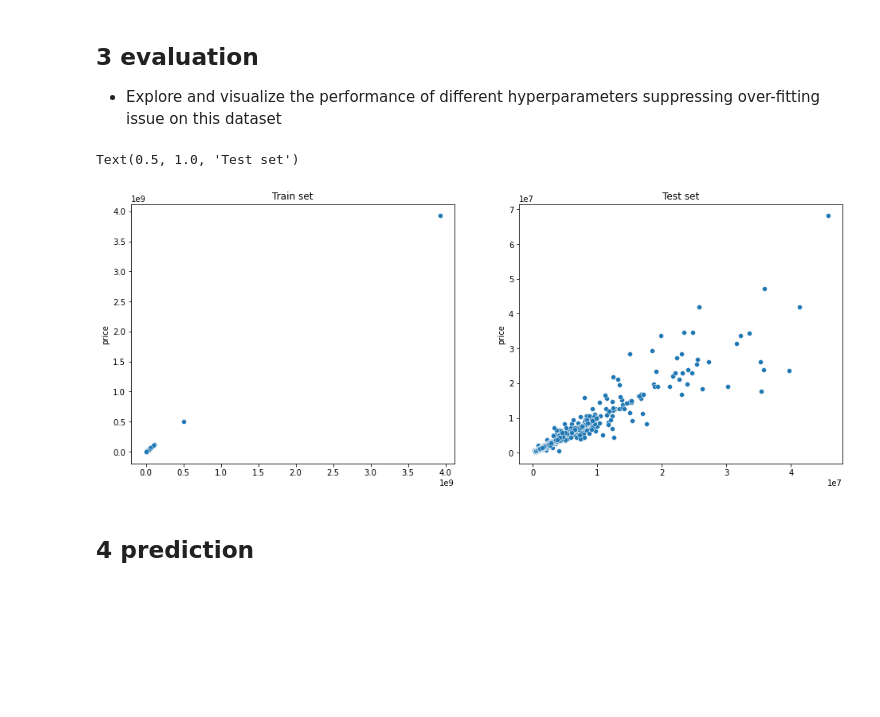
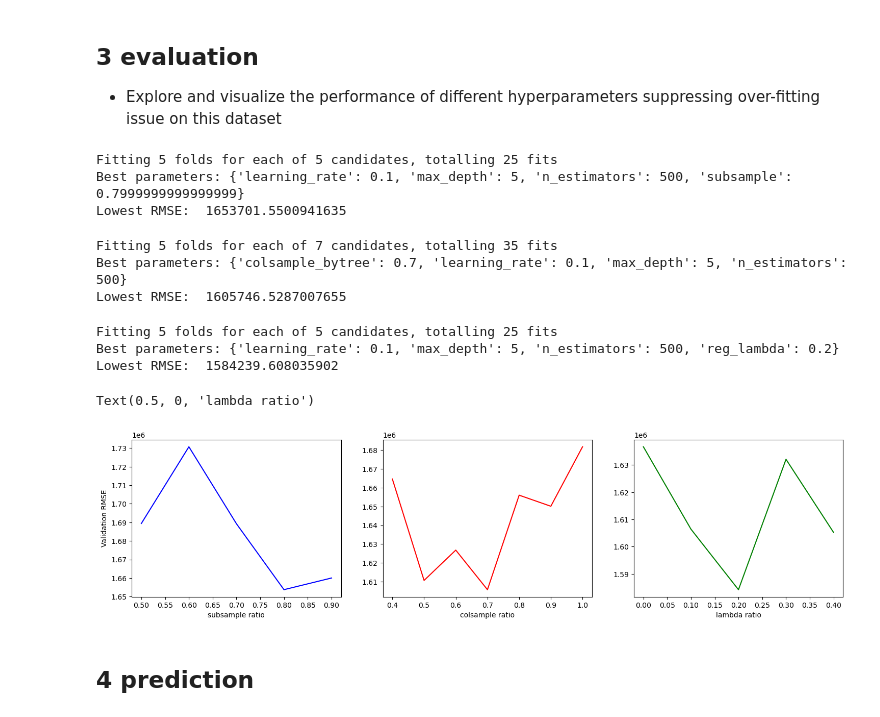
Before and after one commit to PigeonPhobia/no-bylan-regressor, a Jupyter notebook: xgboost_model_prediction.ipynb, the cells around one changed output. Saved outputs shown, nothing was run; the diff lists cells and outputs as text; code cells hidden in the pictures; blank space fills up the shorter version.

Commit message:
adjusted model

```diff
--- a/xgboost_model_prediction.ipynb
+++ b/xgboost_model_prediction.ipynb
@@ -197,10 +200,12 @@ X_eval = df.drop('price', axis=1)
 y_eval = df['price']
 # %%
 ## subsample ratio
+values_ss = np.array([0.5, 0.6, 0.7, 0.8, 0.9 ,1.0])
+
 params = { 'max_depth': [5],
            'learning_rate': [0.1],
-           'subsample': np.arange(0.5, 1.0, 0.1),
-           'n_estimators': [100],
+           'subsample': values_ss,
+           'n_estimators': [500],
          }
 
 xgbr = xgb.XGBRegressor(random_state= 20)
@@ -214,15 +219,22 @@ reg_subsample = GridSearchCV(estimator=xgbr,
 
 reg_subsample.fit(X_eval, y_eval)
 
-# joblib.dump(reg, 'xgb_model.pkl')
+# joblib.dump(reg_subsample, 'xgb_subsample.pkl')
+
 print("Best parameters:", reg_subsample.best_params_)
 print("Lowest RMSE: ", (-reg_subsample.best_score_)**(1/2.0))
+# %% [output]
+Fitting 5 folds for each of 5 candidates, totalling 25 fits
+Best parameters: {'learning_rate': 0.1, 'max_depth': 5, 'n_estimators': 500, 'subsample': 0.7999999999999999}
+Lowest RMSE:  1653701.5500941635
 # %%
 ## colsample_bytree ratio
+values_cs = np.array([0.4, 0.5, 0.6, 0.7, 0.8, 0.9 ,1.0])
+
 params = { 'max_depth': [5],
            'learning_rate': [0.1],
-           'colsample_bytree': np.arange(0.4, 1.0, 0.1),
-           'n_estimators': [100],
+           'colsample_bytree': values_cs,
+           'n_estimators': [500],
          }
 
 xgbr = xgb.XGBRegressor(random_state= 20)
@@ -236,14 +248,22 @@ reg_colsample = GridSearchCV(estimator=xgbr,
 
 reg_colsample.fit(X_eval, y_eval)
 
+# joblib.dump(reg_colsample, 'xgb_colsample.pkl')
+
 print("Best parameters:", reg_colsample.best_params_)
 print("Lowest RMSE: ", (-reg_colsample.best_score_)**(1/2.0))
+# %% [output]
+Fitting 5 folds for each of 7 candidates, totalling 35 fits
+Best parameters: {'colsample_bytree': 0.7, 'learning_rate': 0.1, 'max_depth': 5, 'n_estimators': 500}
+Lowest RMSE:  1605746.5287007655
 # %%
 ## lambda of 2-norm in loss function
+values_lambda = np.array([0, 0.1, 0.2, 0.3, 0.4])
+
 params = { 'max_depth': [5],
            'learning_rate': [0.1],
-           'reg_lambda': np.arange(0, 0.5, 0.1),
-           'n_estimators': [100],
+           'reg_lambda': values_lambda,
+           'n_estimators': [500],
          }
 
 xgbr = xgb.XGBRegressor(random_state= 20)
@@ -257,12 +277,33 @@ reg_lambda = GridSearchCV(estimator=xgbr,
 
 reg_lambda.fit(X_eval, y_eval)
 
-# joblib.dump(reg, 'xgb_model.pkl')
+# joblib.dump(reg_lambda, 'xgb_lambda.pkl')
+
 print("Best parameters:", reg_lambda.best_params_)
 print("Lowest RMSE: ", (-reg_lambda.best_score_)**(1/2.0))
 # %% [output]
-Text(0.5, 1.0, 'Test set')
+Fitting 5 folds for each of 5 candidates, totalling 25 fits
+Best parameters: {'learning_rate': 0.1, 'max_depth': 5, 'n_estimators': 500, 'reg_lambda': 0.2}
+Lowest RMSE:  1584239.608035902
-[figure, removed]
+# %%
+# plot
+plt.figure(figsize=(18,4))
+
+ax1=plt.subplot(1,3,1)  #新建左上1号子窗口
+ax1.plot(values_ss ,(np.sqrt(-reg_subsample.cv_results_['mean_test_score'])),'b')
+ax1.set_xlabel('subsample ratio')
+ax1.set_ylabel('Validation RMSE')
+
+ax1=plt.subplot(1,3,2)  #新建左上1号子窗口
+ax1.plot(values_cs ,(np.sqrt(-reg_colsample.cv_results_['mean_test_score'])),'r')
+ax1.set_xlabel('colsample ratio')
+
+ax1=plt.subplot(1,3,3)  #新建左上1号子窗口
+ax1.plot(values_lambda ,(np.sqrt(-reg_lambda.cv_results_['mean_test_score'])),'g')
+ax1.set_xlabel('lambda ratio')
+# %% [output]
+Text(0.5, 0, 'lambda ratio')
+[figure, added]
 # %% [markdown]
 ## 4 prediction
 # %%
```
Also changed, not shown: parts of 5 cells of this notebook, 4 other files.
